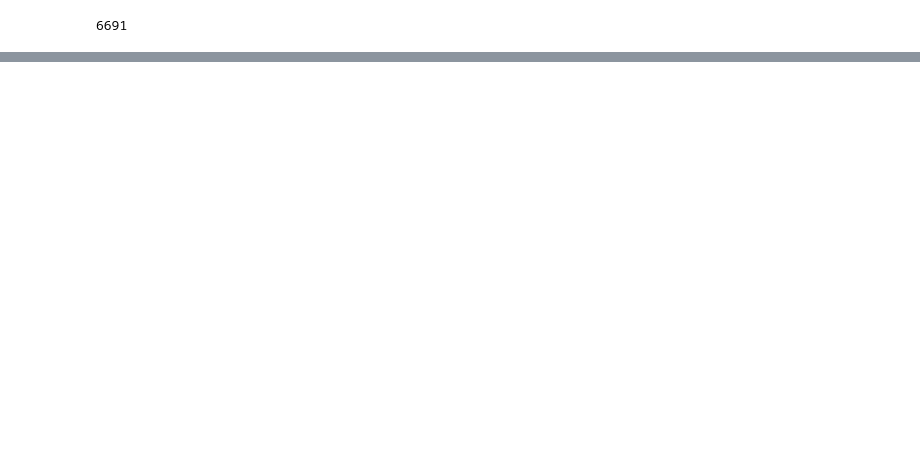
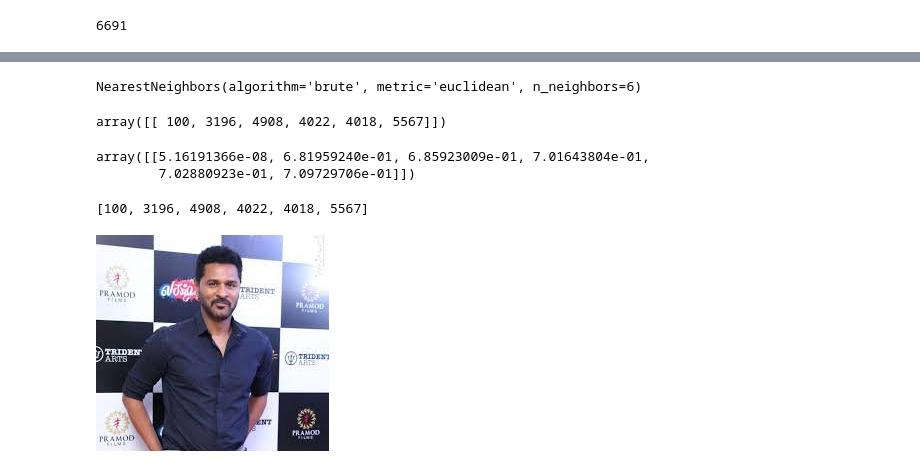
Before and after one commit to mohtashim0007/Machine-Learning-Projects, a Jupyter notebook: WhichCelebYouAre.ipynb, the cells around one changed output, grey strips where cells are left out. Saved outputs shown, nothing was run; the diff lists cells and outputs as text; code cells hidden in the pictures; blank space fills up the shorter version.

```diff
--- a/WhichCelebYouAre.ipynb
+++ b/WhichCelebYouAre.ipynb
@@ -77,9 +62,9 @@ plt.imshow(img1)
 # %%
-#Creating dataframe for every images and there name : columns {images, name}
+
 images_list = []
 name = []
 i = 0
-for p in pathfile:
+for p in tqdm(pathfile):
   img_list = glob.glob(p+'/*.jpg')
   for img in img_list:
     images_list.append(img)
@@ -279,0 +267,5 @@ files.download('feature_list.pkl')
+# %%
+nn = NearestNeighbors(algorithm='brute', metric='euclidean', n_neighbors= 6)
+nn.fit(features_list2)
+# %% [output]
+NearestNeighbors(algorithm='brute', metric='euclidean', n_neighbors=6)
@@ -279,0 +274,19 @@ files.download('feature_list.pkl')
+# %%
+indices
+# %% [output]
+array([[ 100, 3196, 4908, 4022, 4018, 5567]])
+# %%
+neighbors_dist
+# %% [output]
+array([[5.16191366e-08, 6.81959240e-01, 6.85923009e-01, 7.01643804e-01,
+        7.02880923e-01, 7.09729706e-01]])
+# %%
+ind =  indices.flatten().tolist()
+print((ind))
+# %% [output]
+[100, 3196, 4908, 4022, 4018, 5567]
+# %%
+img6 = cv2.imread(images_list[4018])
+cv2_imshow(img6)
+# %% [output]
+[figure, added]
```
Also changed, not shown: parts of 27 cells of this notebook.
